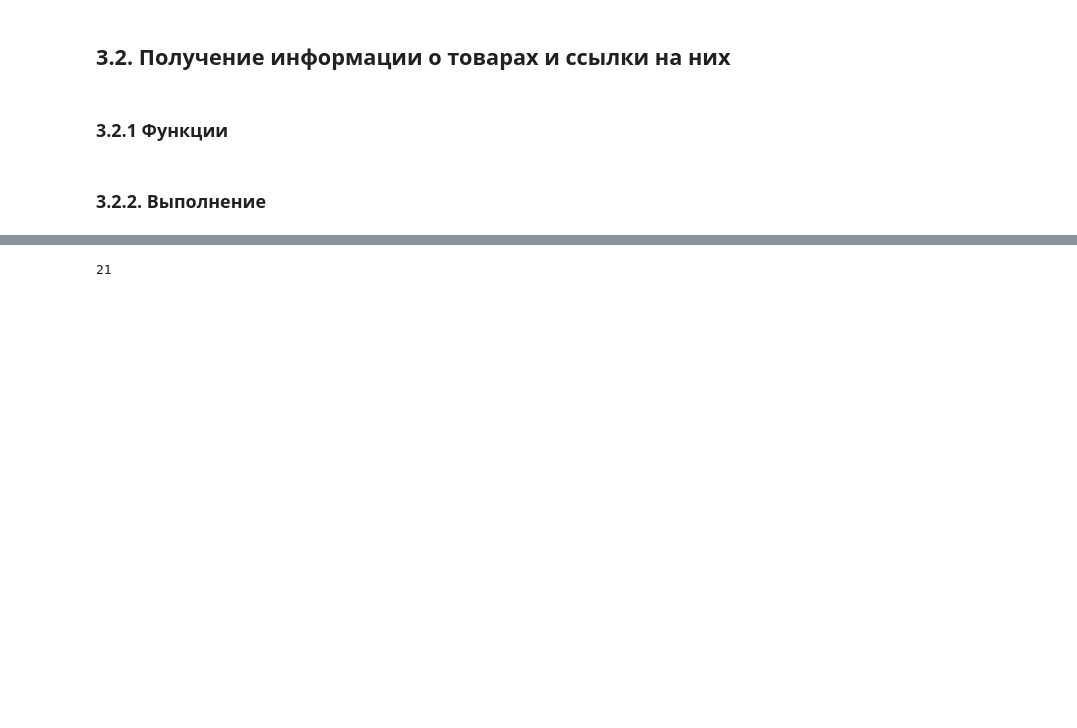
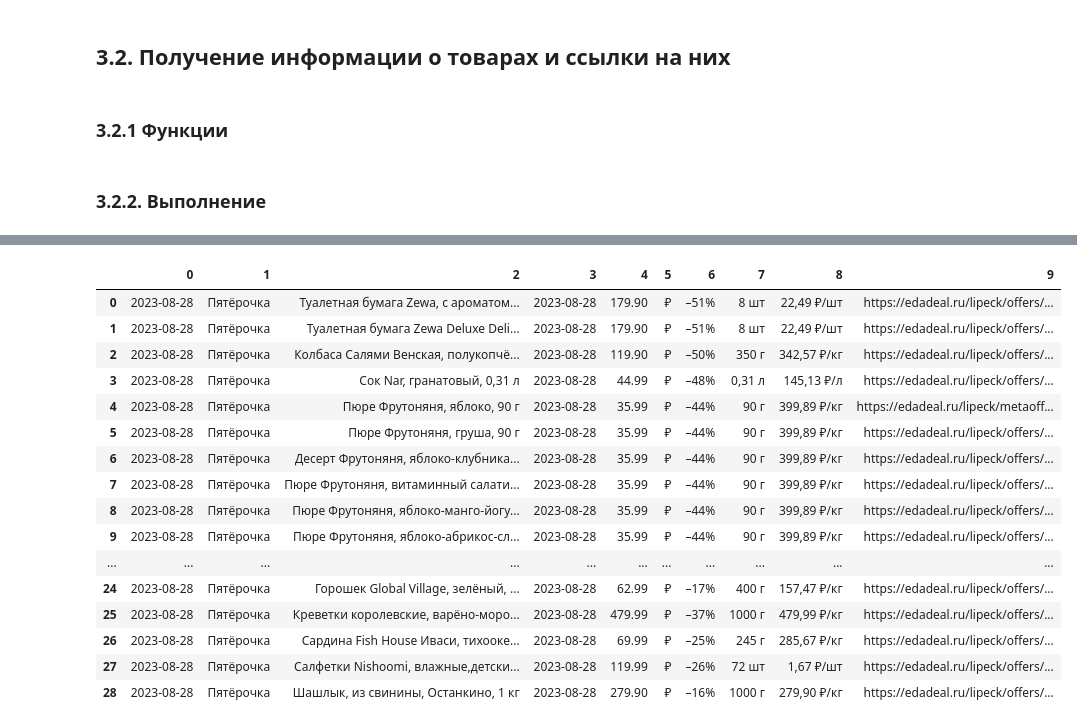
Before and after one commit to work-f999145/work_008, a Jupyter notebook: main.ipynb, the cells around one changed output, grey strips where cells are left out. Cells and saved outputs as stored; diff of their text form; code cells hidden in the pictures; blank space fills up the shorter version.

```diff
--- a/main.ipynb
+++ b/main.ipynb
@@ -282,6 +338,6 @@ def _get_all_links_to_market(drive: webdriver.Chrome, list_url: list[market_link
 ### 3.1.2. Выполнение
 # %%
 # Получение всех адресов на страницы с товарами.
-retailer_links_pages, loger_fault = _get_all_links_to_market(driver, retailer_links, timeout=10)
+retailer_links_pages, loger_fault, q = _get_all_links_to_market(driver, retailer_links, timeout=10)
 len(retailer_links_pages)
 # %% [output]
@@ -502,0 +612,15 @@ yes
+# %%
+pages, loger_fault, q = _get_pages(driver, retailer_links_pages[:100], timeout=20)
+# %%
+# Сохранение страниц
+with ZipFile('data/pages.zip', 'w', compression=ZIP_DEFLATED, compresslevel=1) as zip_file:
+    for index, page in enumerate(pages):
+        if page:
+            zip_file.writestr(f'{index:05d}.html', page.encode())
+# %%
+pages = list()
+with ZipFile('data/pages.zip', 'r') as zf:
+    for item in zf.filelist:
+        with zf.open(item.filename) as file:
+            pages.append(file.read())
+return pages_list
@@ -503,5 +629,60 @@ yes
 # %%
-f2 = f1.find('div').find_all('div', {'data-test-ref':'b-srch-card'})
-len(f2)
+def _parser_sku_01(driver: webdriver.Chrome, market: market_link, date: datetime) -> pd.DataFrame:
+    # Парсинг данных из файлов
+    host = '/'.join(market.page_href.split('/', maxsplit=3)[:3])
+    #
+    # page = BS(driver.page_source, 'lxml')
+    page = driver
+    f1 = page.find('div', {'data-test-ref':'grid'})
+    f2 = f1.find('div').find_all('div', {'data-test-ref':'b-srch-card'})
+
+    test = list()
+
+    for f3 in f2:
+        # название
+        title = f3.find('div', class_='b-srch-card__title').get_text(strip=True)
+        # дата до истечения
+        date_to = datetime.strptime(f3.find('time').get('datetime'), '%Y-%m-%d')
+        # текущая валюта
+        unit = f3.find('div', class_='b-money__root-wrapper').find('span', {'data-test-ref':"currency"}).get_text(strip=True)
+        # Цена (разбита на части)
+        b = f3.find('div', class_='b-money__root-wrapper').find('span', {'data-test-ref':"money-base"}).get_text(strip=True)
+        s = f3.find('div', class_='b-money__root-wrapper').find('span', {'data-test-ref':"money-subunit"}).get_text(strip=True)
+        price = float(f'{b}.{s}')
+        # скидка
+        sale = f3.find('div', class_='b-srch-card__discount-label').get_text(strip=True)
+        # вес
+        f4 = f3.find('div', class_='b-srch-card__info').find('span').get_text(strip=True).replace('\xa0', ' ').split('•')
+        vol = f4[0].strip()
+        # руб/кг. руб/шт.
+        vol_vs = f4[1].strip()
+        # ссылка
+        href = host + f3.find('a', class_="b-srch-card__card-wrapper").get('href')
+
+        test.append((date, market.title, title, date_to, price, unit, sale, vol, vol_vs, href))
+
+    return pd.DataFrame(test)
+
+dataframe_list = list()
+
+for page in pages[:2]:
+    dataframe_list.append(_parser_sku_01(page, retailer_links_pages[0], datetime.strptime("2023-08-28", '%Y-%m-%d')))
+pd.concat(dataframe_list, ignore_index=True)
 # %% [output]
-21
+|  | 0 | 1 | 2 | 3 | 4 | 5 | 6 | 7 | 8 | 9 |
+| 0 | 2023-08-28 | Пятёрочка | Туалетная бумага Zewa, с ароматом... | 2023-08-28 | 179.90 | ₽ | –51% | 8 шт | 22,49 ₽/шт | https://edadeal.ru/lipeck/offers/... |
+| 1 | 2023-08-28 | Пятёрочка | Туалетная бумага Zewa Deluxe Deli... | 2023-08-28 | 179.90 | ₽ | –51% | 8 шт | 22,49 ₽/шт | https://edadeal.ru/lipeck/offers/... |
+| 2 | 2023-08-28 | Пятёрочка | Колбаса Салями Венская, полукопчё... | 2023-08-28 | 119.90 | ₽ | –50% | 350 г | 342,57 ₽/кг | https://edadeal.ru/lipeck/offers/... |
+| 3 | 2023-08-28 | Пятёрочка | Сок Nar, гранатовый, 0,31 л | 2023-08-28 | 44.99 | ₽ | –48% | 0,31 л | 145,13 ₽/л | https://edadeal.ru/lipeck/offers/... |
+| 4 | 2023-08-28 | Пятёрочка | Пюре Фрутоняня, яблоко, 90 г | 2023-08-28 | 35.99 | ₽ | –44% | 90 г | 399,89 ₽/кг | https://edadeal.ru/lipeck/metaoff... |
+| 5 | 2023-08-28 | Пятёрочка | Пюре Фрутоняня, груша, 90 г | 2023-08-28 | 35.99 | ₽ | –44% | 90 г | 399,89 ₽/кг | https://edadeal.ru/lipeck/offers/... |
+| 6 | 2023-08-28 | Пятёрочка | Десерт Фрутоняня, яблоко-клубника... | 2023-08-28 | 35.99 | ₽ | –44% | 90 г | 399,89 ₽/кг | https://edadeal.ru/lipeck/offers/... |
+| 7 | 2023-08-28 | Пятёрочка | Пюре Фрутоняня, витаминный салати... | 2023-08-28 | 35.99 | ₽ | –44% | 90 г | 399,89 ₽/кг | https://edadeal.ru/lipeck/offers/... |
+| 8 | 2023-08-28 | Пятёрочка | Пюре Фрутоняня, яблоко-манго-йогу... | 2023-08-28 | 35.99 | ₽ | –44% | 90 г | 399,89 ₽/кг | https://edadeal.ru/lipeck/offers/... |
+| 9 | 2023-08-28 | Пятёрочка | Пюре Фрутоняня, яблоко-абрикос-сл... | 2023-08-28 | 35.99 | ₽ | –44% | 90 г | 399,89 ₽/кг | https://edadeal.ru/lipeck/offers/... |
+| ... | ... | ... | ... | ... | ... | ... | ... | ... | ... | ... |
+| 24 | 2023-08-28 | Пятёрочка | Горошек Global Village, зелёный, ... | 2023-08-28 | 62.99 | ₽ | –17% | 400 г | 157,47 ₽/кг | https://edadeal.ru/lipeck/offers/... |
+| 25 | 2023-08-28 | Пятёрочка | Креветки королевские, варёно-моро... | 2023-08-28 | 479.99 | ₽ | –37% | 1000 г | 479,99 ₽/кг | https://edadeal.ru/lipeck/offers/... |
+| 26 | 2023-08-28 | Пятёрочка | Сардина Fish House Иваси, тихооке... | 2023-08-28 | 69.99 | ₽ | –25% | 245 г | 285,67 ₽/кг | https://edadeal.ru/lipeck/offers/... |
+| 27 | 2023-08-28 | Пятёрочка | Салфетки Nishoomi, влажные,детски... | 2023-08-28 | 119.99 | ₽ | –26% | 72 шт | 1,67 ₽/шт | https://edadeal.ru/lipeck/offers/... |
+| 28 | 2023-08-28 | Пятёрочка | Шашлык, из свинины, Останкино, 1 кг | 2023-08-28 | 279.90 | ₽ | –16% | 1000 г | 279,90 ₽/кг | https://edadeal.ru/lipeck/offers/... |
```
Also changed, not shown: parts of 16 cells of this notebook, 6 other files.
